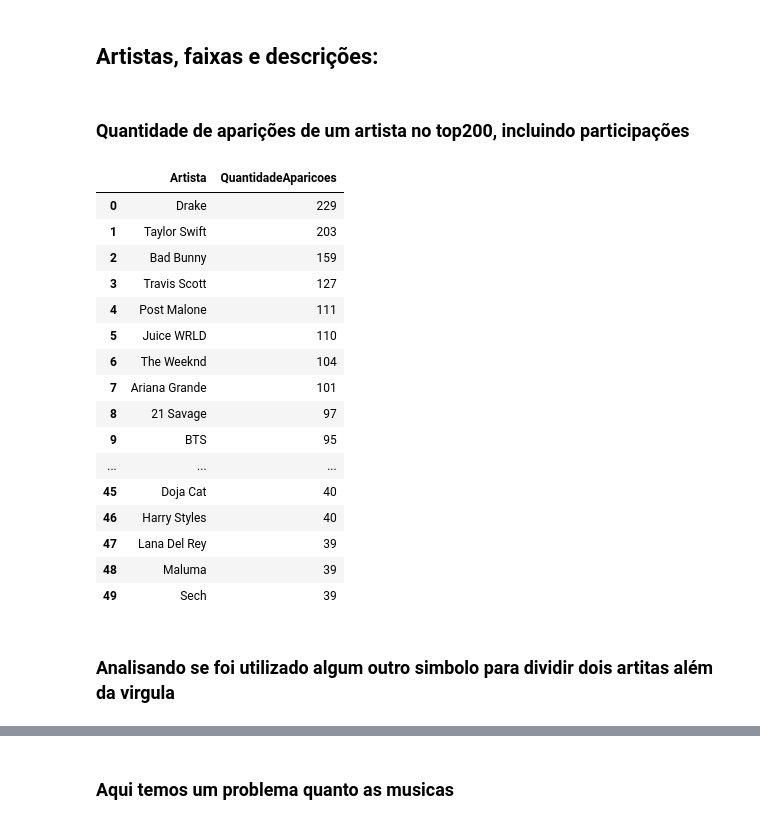
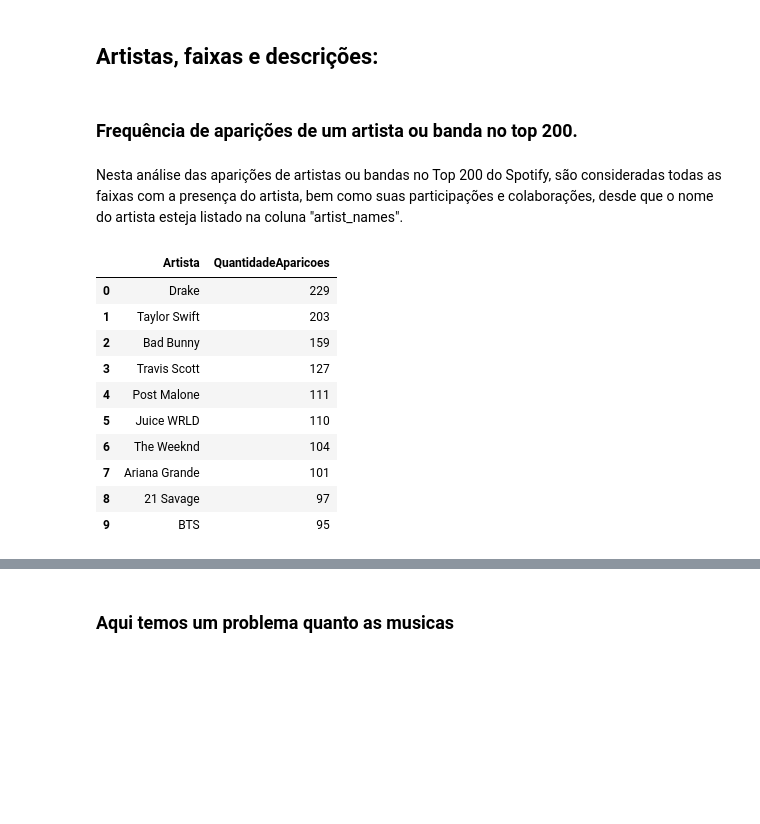
Before and after one commit to EandroC/ExplorandoPrincipaisMusicasDoSpotify, a Jupyter notebook: Untitled.ipynb, the cells around one changed output, grey strips where cells are left out. Saved outputs shown, nothing was run; the diff lists cells and outputs as text; code cells hidden in the pictures; blank space fills up the shorter version.

```diff
--- a/Untitled.ipynb
+++ b/Untitled.ipynb
@@ -114,33 +115,27 @@ dados = dados.drop('id', axis=1)
 # %% [markdown]
 ## Artistas, faixas e descrições:
 # %% [markdown]
-### Quantidade de aparições de um artista no top200, incluindo participações
+### Frequência de aparições de um artista ou banda no top 200.
+# %% [markdown]
+Nesta análise das aparições de artistas ou bandas no Top 200 do Spotify, são consideradas todas as faixas com a presença do artista, bem como suas participações e colaborações, desde que o nome do artista esteja listado na coluna "artist_names".
 # %%
 # Divide a string em artistas individuais e conta as ocorrências
 artistas = dados['artist_names'].str.split(', ').explode().value_counts().reset_index()
 
 # Renomeia as colunas
 artistas.columns = ['Artista', 'QuantidadeAparicoes']
 
 # Imprime o DataFrame resultante
-artistas.head(50)
+artistas.head(10)
 # %% [output]
 |  | Artista | QuantidadeAparicoes |
 | 0 | Drake | 229 |
 | 1 | Taylor Swift | 203 |
 | 2 | Bad Bunny | 159 |
 | 3 | Travis Scott | 127 |
 | 4 | Post Malone | 111 |
 | 5 | Juice WRLD | 110 |
 | 6 | The Weeknd | 104 |
 | 7 | Ariana Grande | 101 |
 | 8 | 21 Savage | 97 |
 | 9 | BTS | 95 |
-| ... | ... | ... |
-| 45 | Doja Cat | 40 |
-| 46 | Harry Styles | 40 |
-| 47 | Lana Del Rey | 39 |
-| 48 | Maluma | 39 |
-| 49 | Sech | 39 |
-# %% [markdown]
-### Analisando se foi utilizado algum outro simbolo para dividir dois artitas além da virgula
```
Also changed, not shown: parts of 28 cells of this notebook.
